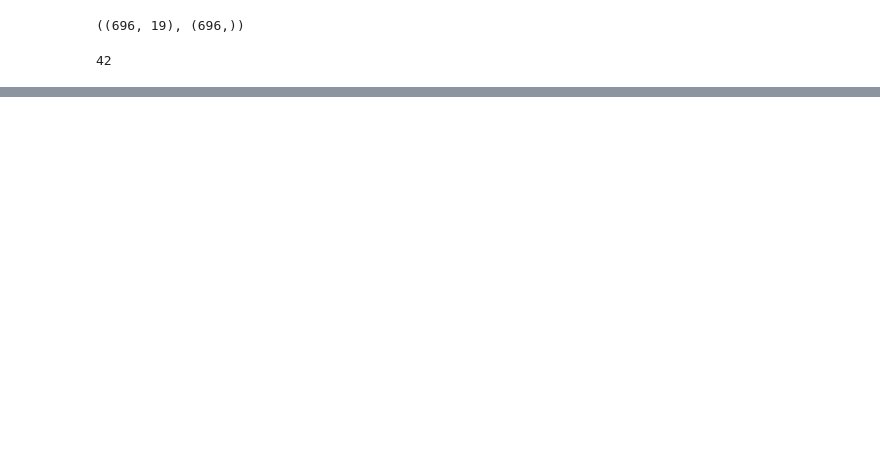
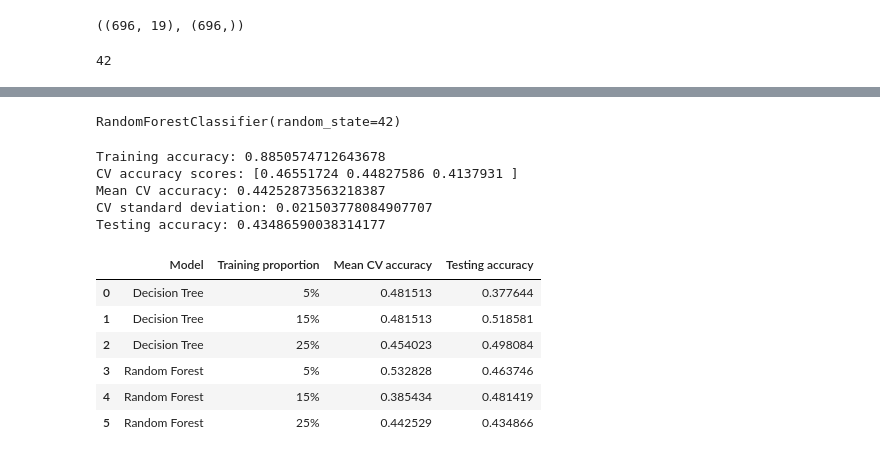
Before and after one commit to 2026679-arch/Machine-Learning-679, a Jupyter notebook: 2026679_CA1_Machine_Learning.ipynb, the cells around one changed output, grey strips where cells are left out. Drawn from its saved outputs; the diff is of its cells as text; code cells hidden in the pictures; blank space fills up the shorter version.

```diff
--- a/2026679_CA1_Machine_Learning.ipynb
+++ b/2026679_CA1_Machine_Learning.ipynb
@@ -209,0 +366,4 @@ df_clean.shape
+# %%
+rf_25.fit(X_train_25, y_train_25)
+# %% [output]
+RandomForestClassifier(random_state=42)
@@ -209,0 +372,38 @@ df_clean.shape
+# %%
+#Display results
+print("Training accuracy:", rf_25.score(X_train_25, y_train_25))
+print("CV accuracy scores:", rf_cv_25)
+print("Mean CV accuracy:", rf_cv_25.mean())
+print("CV standard deviation:", rf_cv_25.std())
+print("Testing accuracy:", rf_25.score(X_test_25, y_test_25))
+# %% [output]
+Training accuracy: 0.8850574712643678
+CV accuracy scores: [0.46551724 0.44827586 0.4137931 ]
+Mean CV accuracy: 0.44252873563218387
+CV standard deviation: 0.021503778084907707
+Testing accuracy: 0.43486590038314177
+# %%
+#Collection evaluation results
+results =[]
+# %%
+#Results Decision Tree
+results.append(["Decision Tree", "5%", dt_cv_5.mean(), dt_5.score(X_test_5, y_test_5)])
+results.append(["Decision Tree", "15%", dt_cv_15.mean(), dt_15.score(X_test_15, y_test_15)])
+results.append(["Decision Tree", "25%", dt_cv_25.mean(), dt_25.score(X_test_25, y_test_25)])
+# %%
+#Results Random Forest
+results.append(["Random Forest", "5%", rf_cv_5.mean(), rf_5.score(X_test_5, y_test_5)])
+results.append(["Random Forest", "15%", rf_cv_15.mean(), rf_15.score(X_test_15, y_test_15)])
+results.append(["Random Forest", "25%", rf_cv_25.mean(), rf_25.score(X_test_25, y_test_25)])
+# %%
+#Create display the comparison table
+results_df = pd.DataFrame(results, columns=["Model", "Training proportion", "Mean CV accuracy", "Testing accuracy"])
+results_df
+# %% [output]
+|  | Model | Training proportion | Mean CV accuracy | Testing accuracy |
+| 0 | Decision Tree | 5% | 0.481513 | 0.377644 |
+| 1 | Decision Tree | 15% | 0.481513 | 0.518581 |
+| 2 | Decision Tree | 25% | 0.454023 | 0.498084 |
+| 3 | Random Forest | 5% | 0.532828 | 0.463746 |
+| 4 | Random Forest | 15% | 0.385434 | 0.481419 |
+| 5 | Random Forest | 25% | 0.442529 | 0.434866 |
```
Also changed, not shown: parts of 67 cells of this notebook.
